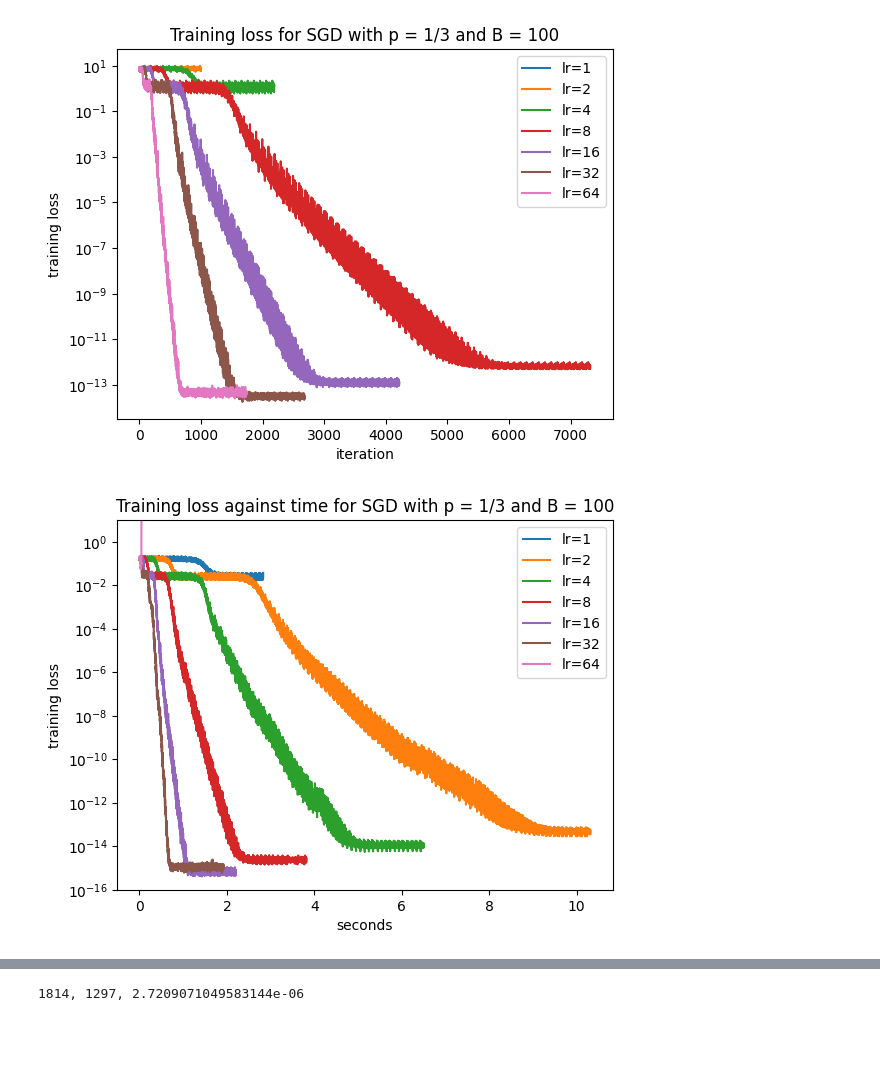
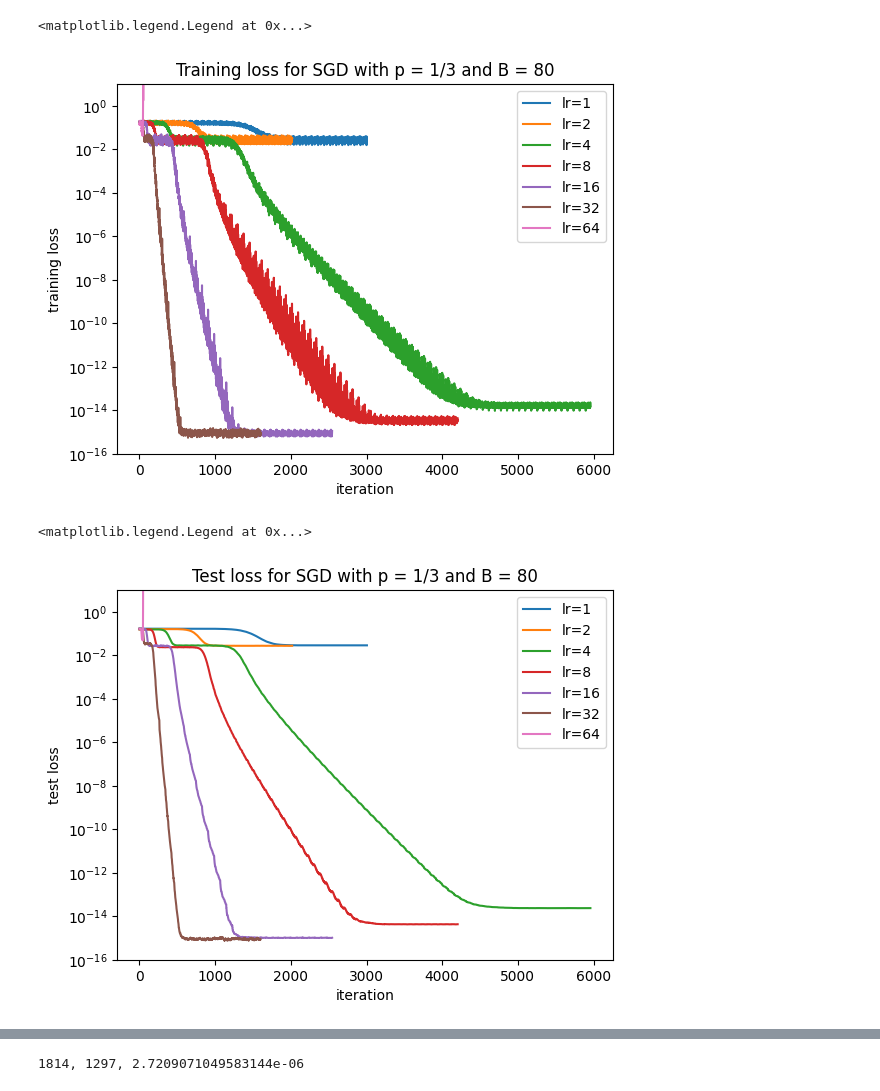
Before and after one commit to SeanESCA/continuous-matrix-completion, a Jupyter notebook: Experiments.ipynb, the cells around one changed output, grey strips where cells are left out. Drawn from its saved outputs; the diff is of its cells as text; code cells hidden in the pictures; blank space fills up the shorter version.

Commit message:
Removed the need for separate optimise functions for standard and continuous matrix completion.

```diff
--- a/Experiments.ipynb
+++ b/Experiments.ipynb
@@ -204,15 +5,0 @@ fig.savefig("syn_cont_err")
-# %%
-Y = syntheticY(175)
-p = 1/3
-B = 1
-mu, n = Y.shape
-I = bernoulli(mu, n, p)
-# %%
-# SGD learning rate
-data = []
-lr_list = [256]
-for i in lr_list:
-    params = initial(mu, n, 2)
-    optimiser = torch.optim.SGD(params, lr=i) #32
-    res_sgd_syn = optimise(optimiser, params, Y, I, B, dk=1000, K=10000)
-    data.append(res_sgd_syn)
@@ -220,0 +10,14 @@ for i in lr_list:
+# %%
+A = syntheticA(175)
+true_err_fn = lambda X, Y: completion_err(X, Y, A)
+r = 2
+p = 1/3
+# %%
+B = 80
+data = []
+lr_list = [2**i for i in range(7)]
+
+for lr in lr_list:
+    I = bernoulli(A, p)
+    X, Y = initial(A, 2)
+    data.append(optimise(X, Y, A, I, lr=lr, true_err_fn=true_err_fn, B=B, dk=1000, K=10000))
@@ -221,25 +32,22 @@ for i in lr_list:
 # %%
-# Test loss against iteration.
 for i in range(len(data)):
     plt.semilogy(data[i]["train_loss_list"], label=f"lr={2**i}")
-plt.title("Training loss for SGD with p = 1/3 and B = 100")
+plt.title(f"Training loss for SGD with p = 1/3 and B = {B}")
 plt.xlabel("iteration")
 plt.ylabel("training loss")
-# plt.ylim((1e-16,1e1))
+plt.ylim((1e-16,1e1))
 plt.legend(loc="upper right")
-plt.savefig("sgd_lr_train")
 # %% [output]
+<matplotlib.legend.Legend at 0x...>
-[figure, old version]
+[figure, new version]
 # %%
 for i in range(len(data)):
-    times = np.array(data[i]["timestamps"])
-    times -= times[0]
-    plt.semilogy(times, data[i]["train_loss_list"], label=f"lr={2**i}")
-plt.title("Training loss against time for SGD with p = 1/3 and B = 100")
-plt.xlabel("seconds")
-plt.ylabel("training loss")
+    plt.semilogy(data[i]["test_loss_list"], label=f"lr={2**i}")
+plt.title(f"Test loss for SGD with p = 1/3 and B = {B}")
+plt.xlabel("iteration")
+plt.ylabel("test loss")
 plt.ylim((1e-16,1e1))
 plt.legend(loc="upper right")
-plt.savefig("sgd_lr_train_time")
 # %% [output]
+<matplotlib.legend.Legend at 0x...>
-[figure, old version]
+[figure, new version]
```
Also changed, not shown: parts of 70 cells of this notebook, 1 other file.
